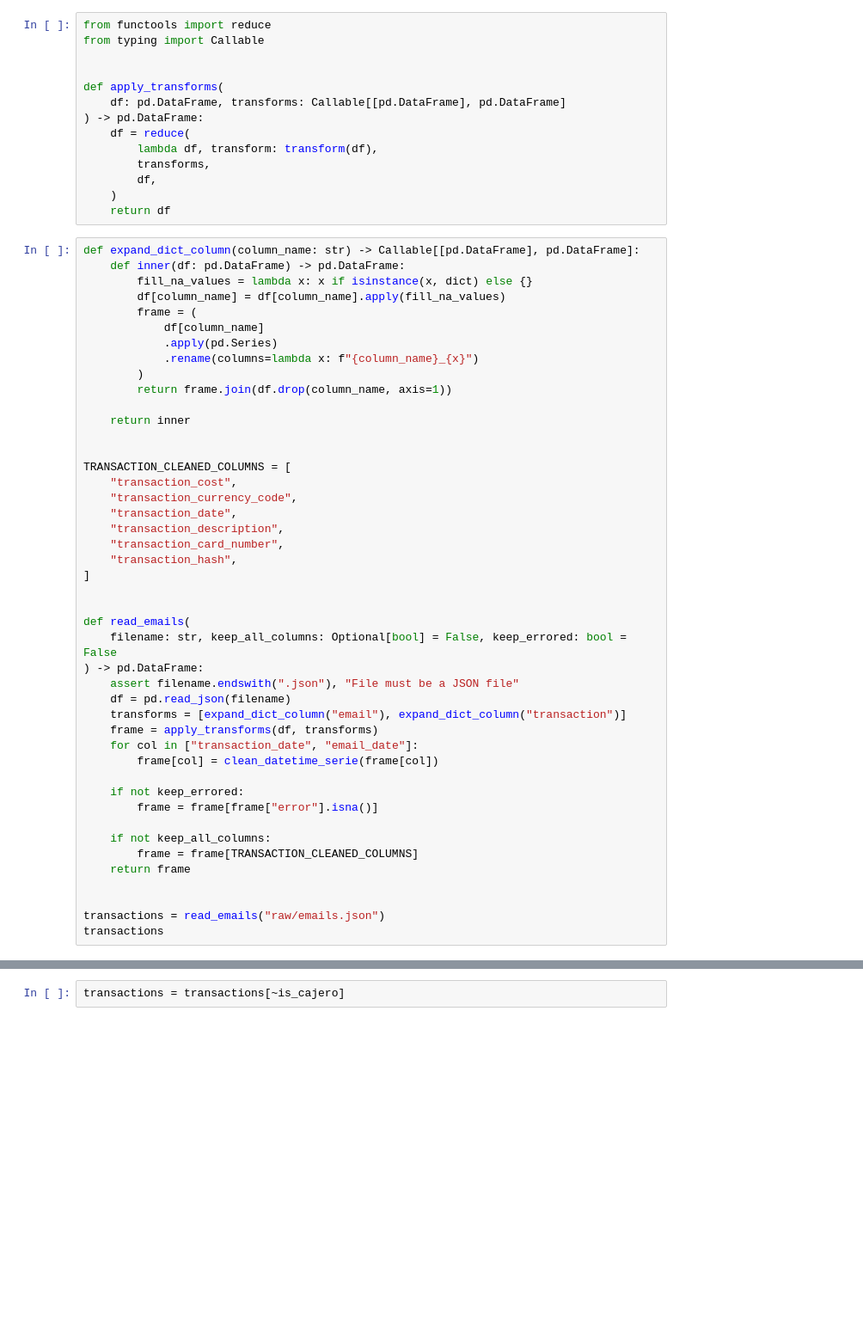
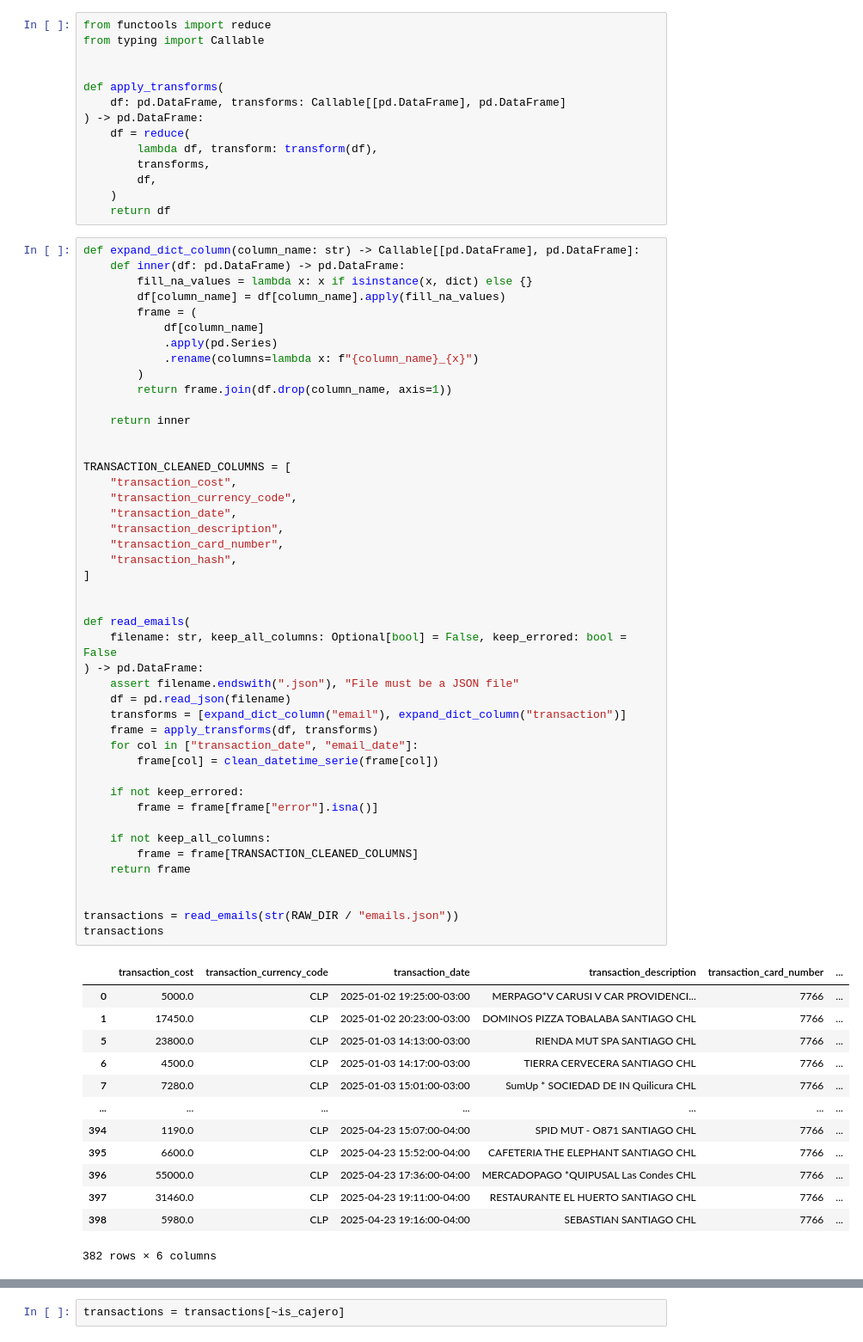
Before and after one commit to diegocaro/splitwise-sync, a Jupyter notebook: notebooks/01 data joined.ipynb, the cells around one changed output, grey strips where cells are left out. Shown at 86% size. Drawn from its saved outputs; the diff is of its cells as text; blank space fills up the shorter version.

```diff
--- a/notebooks/01 data joined.ipynb
+++ b/notebooks/01 data joined.ipynb
@@ -150,34 +199,48 @@ def expand_dict_column(column_name: str) -> Callable[[pd.DataFrame], pd.DataFram
 
 TRANSACTION_CLEANED_COLUMNS = [
     "transaction_cost",
     "transaction_currency_code",
     "transaction_date",
     "transaction_description",
     "transaction_card_number",
     "transaction_hash",
 ]
 
 
 def read_emails(
     filename: str, keep_all_columns: Optional[bool] = False, keep_errored: bool = False
 ) -> pd.DataFrame:
     assert filename.endswith(".json"), "File must be a JSON file"
     df = pd.read_json(filename)
     transforms = [expand_dict_column("email"), expand_dict_column("transaction")]
     frame = apply_transforms(df, transforms)
     for col in ["transaction_date", "email_date"]:
         frame[col] = clean_datetime_serie(frame[col])
 
     if not keep_errored:
         frame = frame[frame["error"].isna()]
 
     if not keep_all_columns:
         frame = frame[TRANSACTION_CLEANED_COLUMNS]
     return frame
 
 
-transactions = read_emails("raw/emails.json")
+transactions = read_emails(str(RAW_DIR / "emails.json"))
 transactions
+# %% [output]
+|  | transaction_cost | transaction_currency_code | transaction_date | transaction_description | transaction_card_number | ... |
+| 0 | 5000.0 | CLP | 2025-01-02 19:25:00-03:00 | MERPAGO*V CARUSI V CAR PROVIDENCI... | 7766 | ... |
+| 1 | 17450.0 | CLP | 2025-01-02 20:23:00-03:00 | DOMINOS PIZZA TOBALABA SANTIAGO CHL | 7766 | ... |
+| 5 | 23800.0 | CLP | 2025-01-03 14:13:00-03:00 | RIENDA MUT SPA SANTIAGO CHL | 7766 | ... |
+| 6 | 4500.0 | CLP | 2025-01-03 14:17:00-03:00 | TIERRA CERVECERA SANTIAGO CHL | 7766 | ... |
+| 7 | 7280.0 | CLP | 2025-01-03 15:01:00-03:00 | SumUp * SOCIEDAD DE IN Quilicura CHL | 7766 | ... |
+| ... | ... | ... | ... | ... | ... | ... |
+| 394 | 1190.0 | CLP | 2025-04-23 15:07:00-04:00 | SPID MUT - O871 SANTIAGO CHL | 7766 | ... |
+| 395 | 6600.0 | CLP | 2025-04-23 15:52:00-04:00 | CAFETERIA THE ELEPHANT SANTIAGO CHL | 7766 | ... |
+| 396 | 55000.0 | CLP | 2025-04-23 17:36:00-04:00 | MERCADOPAGO *QUIPUSAL Las Condes CHL | 7766 | ... |
+| 397 | 31460.0 | CLP | 2025-04-23 19:11:00-04:00 | RESTAURANTE EL HUERTO SANTIAGO CHL | 7766 | ... |
+| 398 | 5980.0 | CLP | 2025-04-23 19:16:00-04:00 | SEBASTIAN SANTIAGO CHL | 7766 | ... |
+382 rows × 6 columns
 # %%
 is_cajero = transactions["transaction_description"].str.contains(
     "con cargo a Cuenta ****4503", regex=False
```
Also changed, not shown: parts of 17 cells of this notebook, 8 other files.
